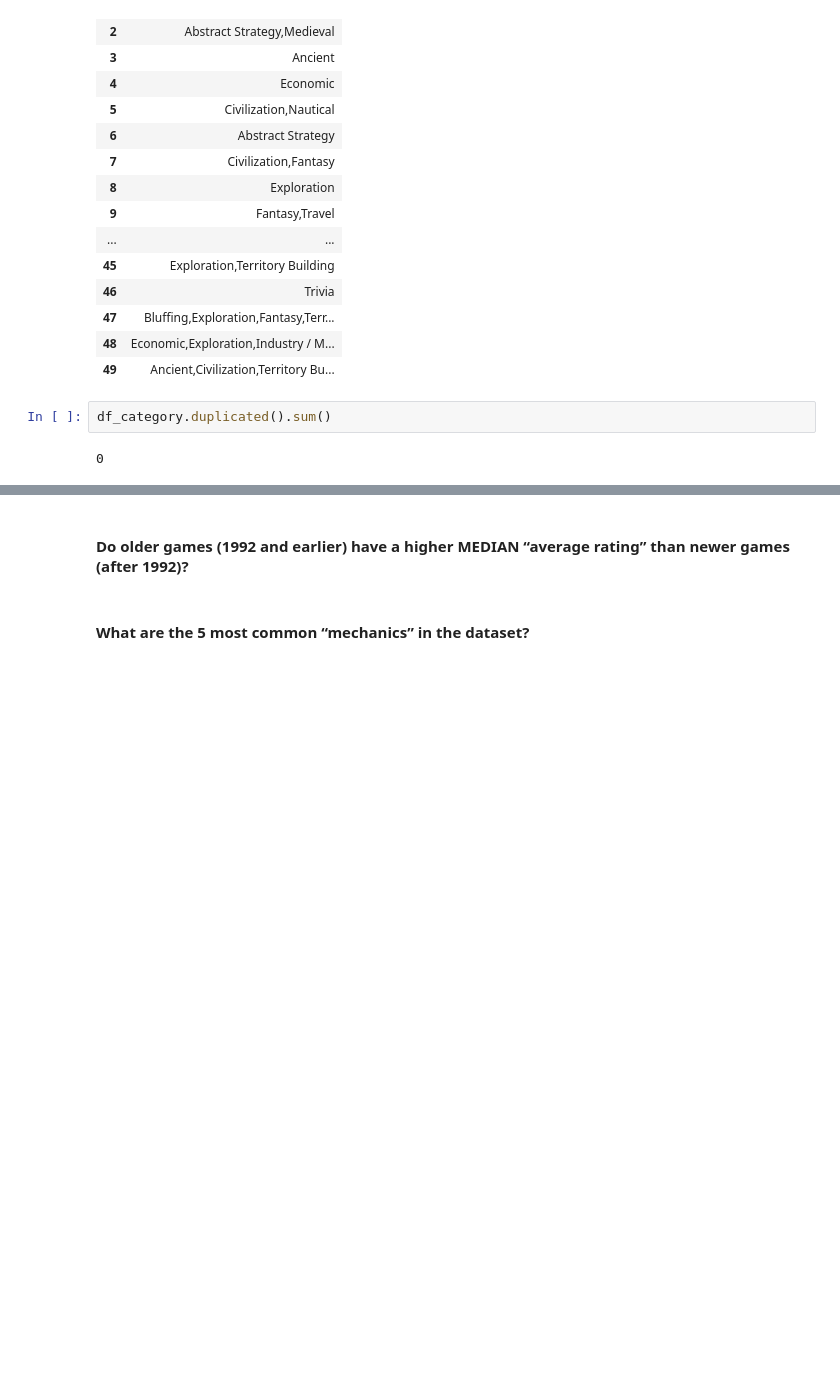
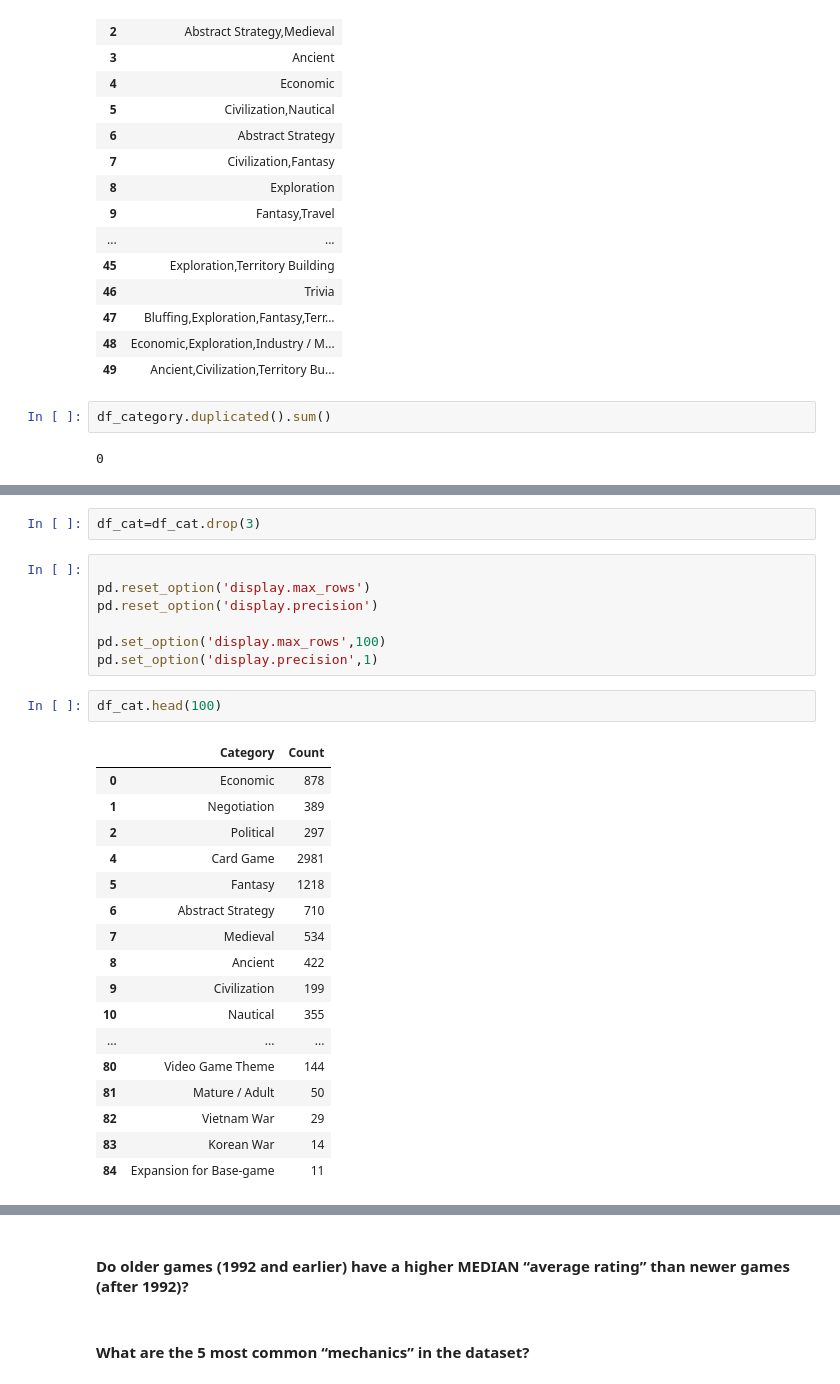
Before and after one commit to ayllinBukovic/AyllinBukovic_DVisHDip_CA1, a Jupyter notebook: AyllinBukovic_DVisHDip_CA1.ipynb, the cells around one changed output, grey strips where cells are left out. Saved outputs shown, nothing was run; the diff lists cells and outputs as text; blank space fills up the shorter version.

```diff
--- a/AyllinBukovic_DVisHDip_CA1.ipynb
+++ b/AyllinBukovic_DVisHDip_CA1.ipynb
@@ -440,0 +400,29 @@ SyntaxError: invalid syntax (649226598.py, line 1)
+# %%
+df_cat=df_cat.drop(3)
+# %%
+
+pd.reset_option('display.max_rows')
+pd.reset_option('display.precision')
+
+pd.set_option('display.max_rows',100)
+pd.set_option('display.precision',1)
+# %%
+df_cat.head(100)
+# %% [output]
+|  | Category | Count |
+| 0 | Economic | 878 |
+| 1 | Negotiation | 389 |
+| 2 | Political | 297 |
+| 4 | Card Game | 2981 |
+| 5 | Fantasy | 1218 |
+| 6 | Abstract Strategy | 710 |
+| 7 | Medieval | 534 |
+| 8 | Ancient | 422 |
+| 9 | Civilization | 199 |
+| 10 | Nautical | 355 |
+| ... | ... | ... |
+| 80 | Video Game Theme | 144 |
+| 81 | Mature / Adult | 50 |
+| 82 | Vietnam War | 29 |
+| 83 | Korean War | 14 |
+| 84 | Expansion for Base-game | 11 |
```
Also changed, not shown: parts of 23 cells of this notebook.
